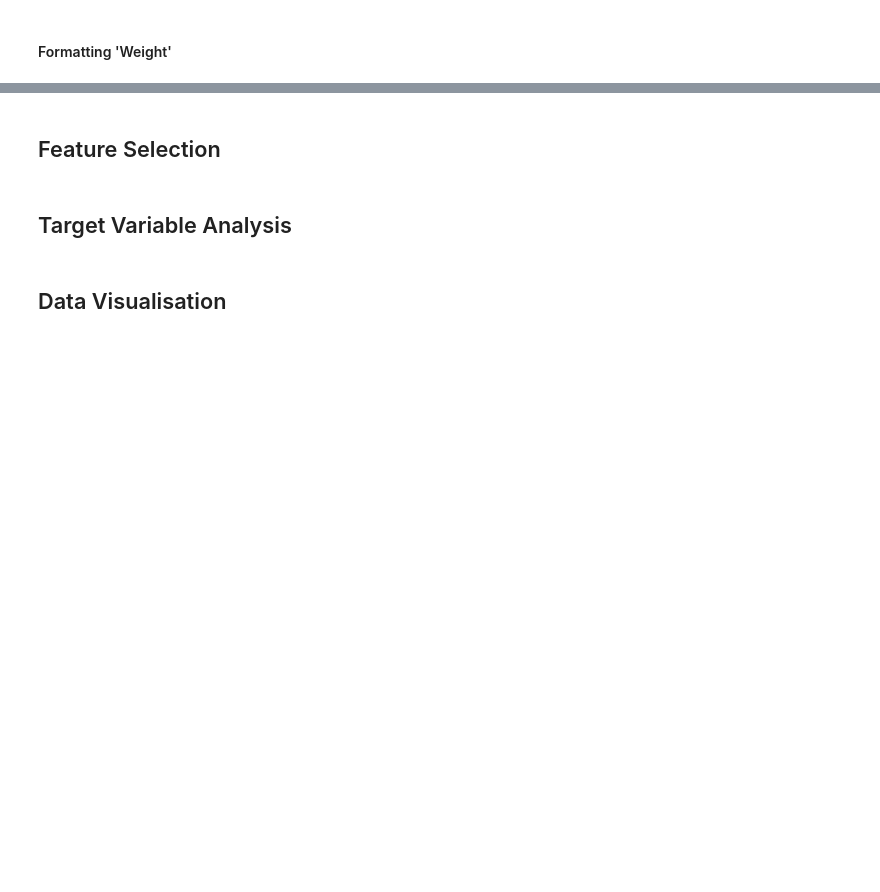
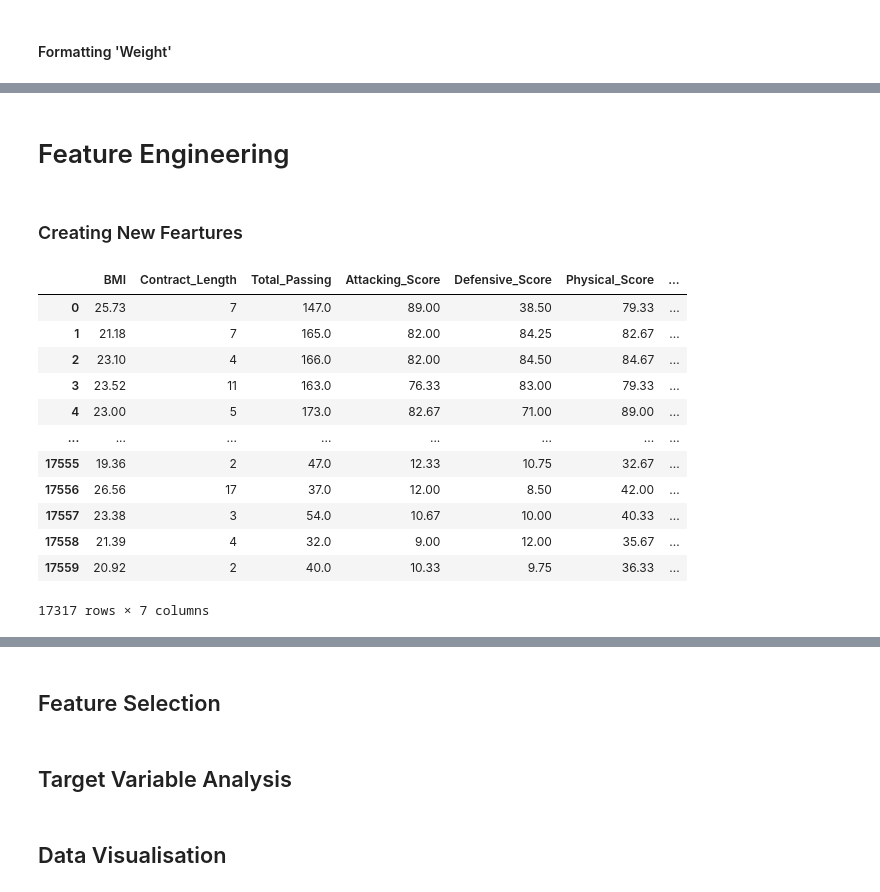
Before and after one commit to edwincm/ICTAK-DSA-B4, a Jupyter notebook: Project Files/Fifa Player Performance Analysis.ipynb, the cells around one changed output, grey strips where cells are left out. Saved outputs shown, nothing was run; the diff lists cells and outputs as text; code cells hidden in the pictures; blank space fills up the shorter version.

```diff
--- a/Project Files/Fifa Player Performance Analysis.ipynb
+++ b/Project Files/Fifa Player Performance Analysis.ipynb
@@ -409,17 +401,18 @@ array(['ST', 'LF', 'LDM', 'LB', 'RW', 'SUB', 'RCM', 'LW', 'RB', 'RDM',
 # %% [markdown]
 #### Formatting 'Height'
 # %%
-# Function to convert height to feet as a float
-def height_to_feet(height):
+# Function to convert height to meters as a float
+def height_to_meters(height):
     match = re.match(r"(\d+)'(\d+)", height)  # Extract feet and inches
     if match:
         feet = int(match.group(1))               # Extract feet as integer
         inches = int(match.group(2))             # Extract inches as integer
-        total_feet = feet + inches / 12.0        # Convert inches to feet
-        return round(total_feet,1)
+        total_inches = feet*12 + inches       # Convert feet to inches
+        total_meters = total_inches * 0.0254
+        return round(total_meters,2)
     return None  # Return None if height format is invalid
 
 # Apply the function to the 'Height' column
-df['Height'] = df['Height'].apply(height_to_feet)
+df['Height'] = df['Height'].apply(height_to_meters)
 df['Height'].unique()
 # %% [output]
@@ -428,7 +421,16 @@ array([6. , 5.8, 5.9, 6.2, 5.7, 5.6, 6.1, 5.5, 5.4, 6.3, 6.4, 6.5, 5.3,
 # %% [markdown]
 #### Formatting 'Weight'
 # %%
+# Function to convert weight to kg
+def weight_to_kg(weight):
+    weight_kg = weight * 0.453592
+    return round(weight_kg,2)
+
 df['Weight'] = df['Weight'].apply(lambda x : x[:-3])
 df['Weight'] = df['Weight'].astype('int64')
+
+# Apply the function to the 'Weight' column
+df['Weight'] = df['Weight'].apply(weight_to_kg)
+
 df['Weight'].unique()
 # %% [output]
@@ -520,0 +495,29 @@ plt.show()
+# %% [markdown]
+# Feature Engineering
+# %% [markdown]
+### Creating New Feartures
+# %%
+df['BMI'] = (df['Weight'] / (df['Height'] ** 2)).round(2)
+df['Contract_Length'] = df['Contract Valid Until'] - df['Joined']
+df['Total_Passing'] = df['ShortPassing'] + df['LongPassing']
+df['Attacking_Score'] = ((df['Finishing'] + df['ShotPower'] + df['LongShots']) / 3).round(2)
+df['Defensive_Score'] = ((df['StandingTackle'] + df['SlidingTackle'] + df['Interceptions'] + df['Marking']) / 4).round(2)
+df['Physical_Score'] = ((df['Strength'] + df['Stamina'] + df['Jumping']) / 3).round(2)
+df['Dribbling_Control'] = ((df['Dribbling'] + df['BallControl'] + df['Agility']) / 3).round(2)
+
+# Display the resulting dataframe with new features
+df[['BMI', 'Contract_Length', 'Total_Passing', 'Attacking_Score', 'Defensive_Score', 'Physical_Score', 'Dribbling_Control']]
+# %% [output]
+|  | BMI | Contract_Length | Total_Passing | Attacking_Score | Defensive_Score | Physical_Score | ... |
+| 0 | 25.73 | 7 | 147.0 | 89.00 | 38.50 | 79.33 | ... |
+| 1 | 21.18 | 7 | 165.0 | 82.00 | 84.25 | 82.67 | ... |
+| 2 | 23.10 | 4 | 166.0 | 82.00 | 84.50 | 84.67 | ... |
+| 3 | 23.52 | 11 | 163.0 | 76.33 | 83.00 | 79.33 | ... |
+| 4 | 23.00 | 5 | 173.0 | 82.67 | 71.00 | 89.00 | ... |
+| ... | ... | ... | ... | ... | ... | ... | ... |
+| 17555 | 19.36 | 2 | 47.0 | 12.33 | 10.75 | 32.67 | ... |
+| 17556 | 26.56 | 17 | 37.0 | 12.00 | 8.50 | 42.00 | ... |
+| 17557 | 23.38 | 3 | 54.0 | 10.67 | 10.00 | 40.33 | ... |
+| 17558 | 21.39 | 4 | 32.0 | 9.00 | 12.00 | 35.67 | ... |
+| 17559 | 20.92 | 2 | 40.0 | 10.33 | 9.75 | 36.33 | ... |
+17317 rows × 7 columns
```
Also changed, not shown: parts of 85 cells of this notebook, 18 other files.
